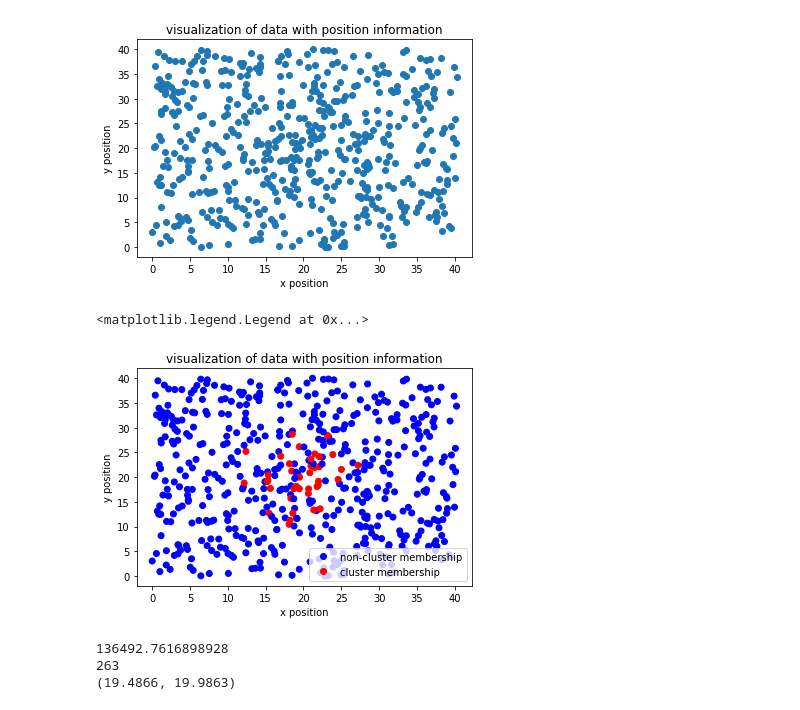
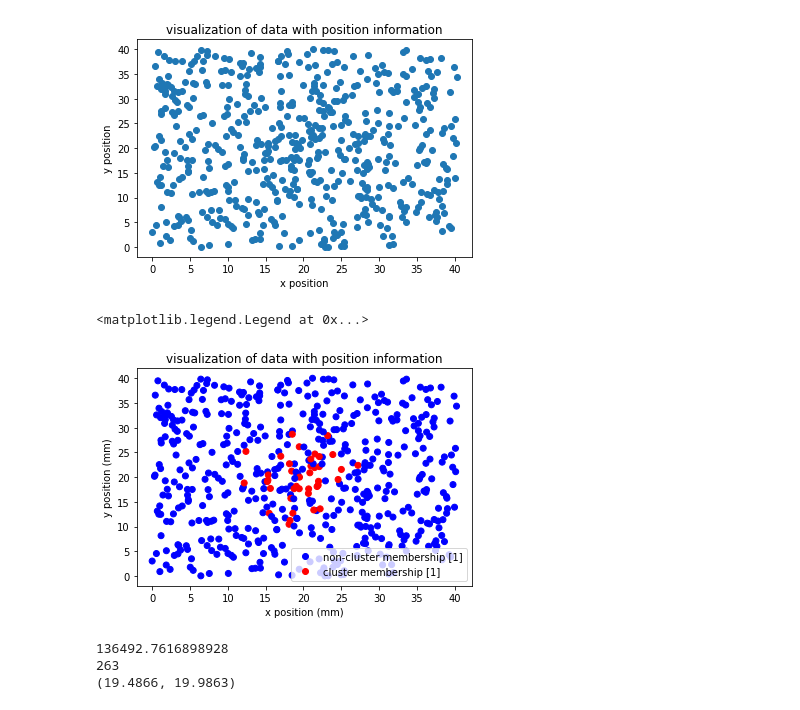
Before and after one commit to jimmylihui/project, a Jupyter notebook: Untitled.ipynb, the cells around one changed output. Saved outputs shown, nothing was run; the diff lists cells and outputs as text; code cells hidden in the pictures.

```diff
--- a/Untitled.ipynb
+++ b/Untitled.ipynb
@@ -71,17 +71,17 @@ Text(0.5, 1.0, 'visualization of data with position information')
 # %%
 from matplotlib.colors import ListedColormap
 colors = ListedColormap(['b','r'])
-plt.xlabel("x position")
-plt.ylabel("y position")
+plt.xlabel("x position (mm)")
+plt.ylabel("y position (mm)")
 plt.title("visualization of data with position information")
 
 
 scatter=plt.scatter(df.X,df.Y, c=df.membership, cmap=colors)#scatter plot the data with X and Y,showing their labels
-classes = ['non-cluster membership', 'cluster membership']#red data means cluster member while blue data means non-cluster member
+classes = ['non-cluster membership [1]', 'cluster membership [1]']#red data means cluster member while blue data means non-cluster member
 plt.legend(handles=scatter.legend_elements()[0], labels=classes)
 # %% [output]
 <matplotlib.legend.Legend at 0x...>
-[figure, old version]
+[figure, new version]
 # %%
 #using no.294 star as centernoid
 #centroid = (sum(df.X) / (len(df.X)), sum(df.Y) / (len(df.Y)))
```
Also changed, not shown: parts of 8 cells of this notebook.
